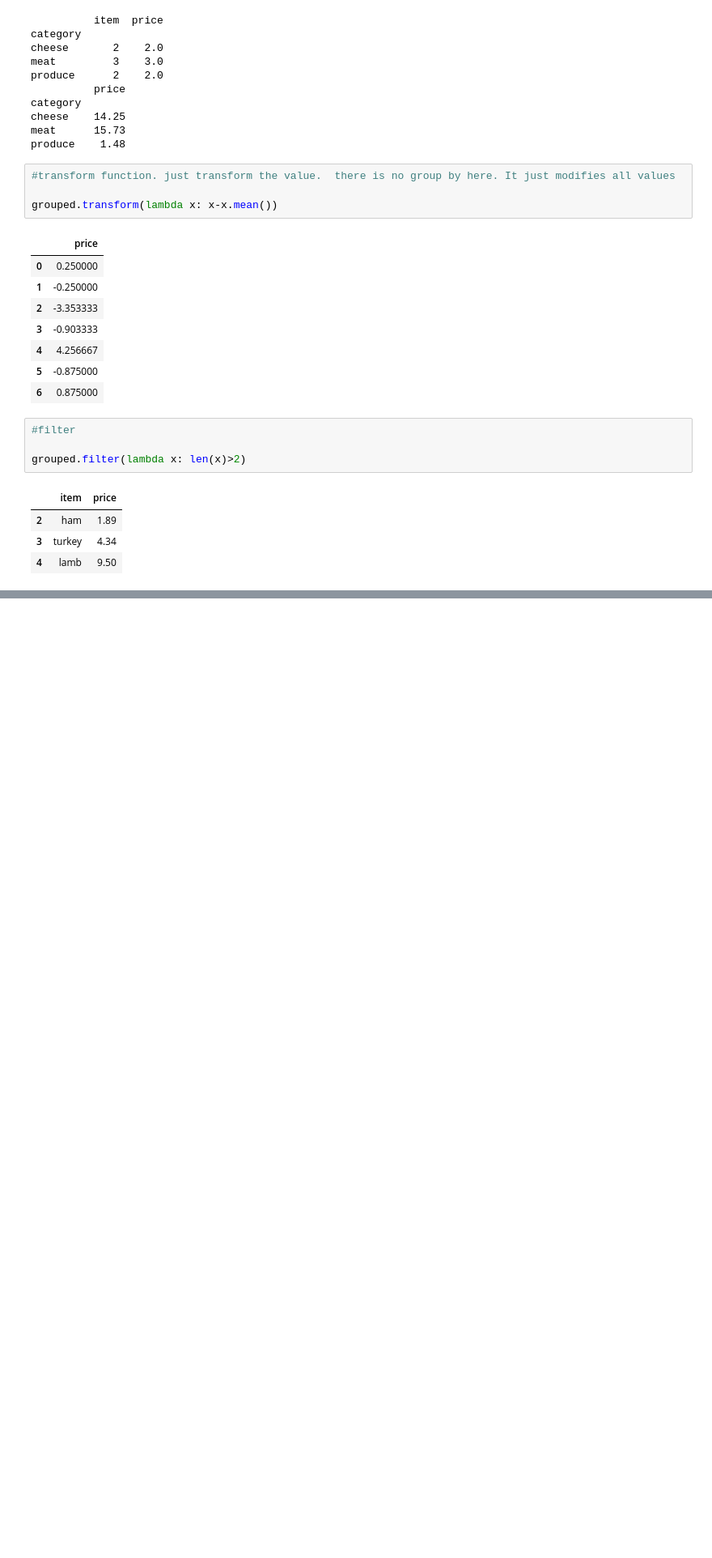
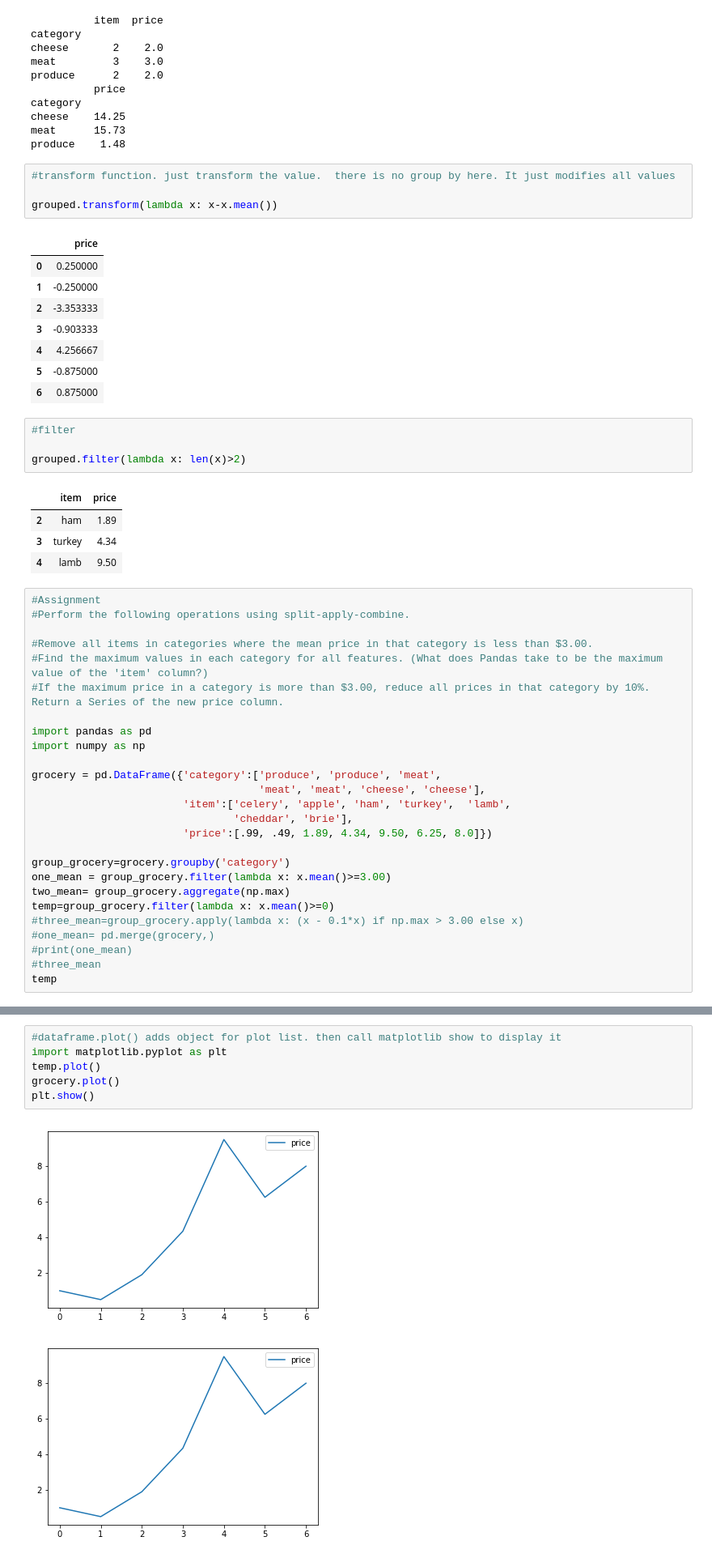
Before and after one commit to arun-narayanaswamy/python-practice, a Jupyter notebook: own-practive/pandas-updated.ipynb, the cells around one changed output, grey strips where cells are left out. Shown at 81% size. Cells and saved outputs as stored; diff of their text form; blank space fills up the shorter version.

Commit message:
pandas split and plotting

```diff
--- a/own-practive/pandas-updated.ipynb
+++ b/own-practive/pandas-updated.ipynb
@@ -501,3 +501,29 @@ grouped.filter(lambda x: len(x)>2)
 | 2 | ham | 1.89 |
 | 3 | turkey | 4.34 |
 | 4 | lamb | 9.50 |
+# %%
+#Assignment
+#Perform the following operations using split-apply-combine.
+
+#Remove all items in categories where the mean price in that category is less than $3.00.
+#Find the maximum values in each category for all features. (What does Pandas take to be the maximum value of the 'item' column?)
+#If the maximum price in a category is more than $3.00, reduce all prices in that category by 10%. Return a Series of the new price column.
+
+import pandas as pd
+import numpy as np
+
+grocery = pd.DataFrame({'category':['produce', 'produce', 'meat',
+                                    'meat', 'meat', 'cheese', 'cheese'],
+                        'item':['celery', 'apple', 'ham', 'turkey',  'lamb',
+                                'cheddar', 'brie'],
+                        'price':[.99, .49, 1.89, 4.34, 9.50, 6.25, 8.0]})
+
+group_grocery=grocery.groupby('category')
+one_mean = group_grocery.filter(lambda x: x.mean()>=3.00)
+two_mean= group_grocery.aggregate(np.max)
+temp=group_grocery.filter(lambda x: x.mean()>=0)
+#three_mean=group_grocery.apply(lambda x: (x - 0.1*x) if np.max > 3.00 else x)
+#one_mean= pd.merge(grocery,)
+#print(one_mean)
+#three_mean
+temp
@@ -503,0 +539,9 @@ grouped.filter(lambda x: len(x)>2)
+# %%
+#dataframe.plot() adds object for plot list. then call matplotlib show to display it
+import matplotlib.pyplot as plt
+temp.plot()
+grocery.plot()
+plt.show()
+# %% [output]
+[figure, added]
+[figure, added]
```
Also changed, not shown: parts of 8 cells of this notebook.
